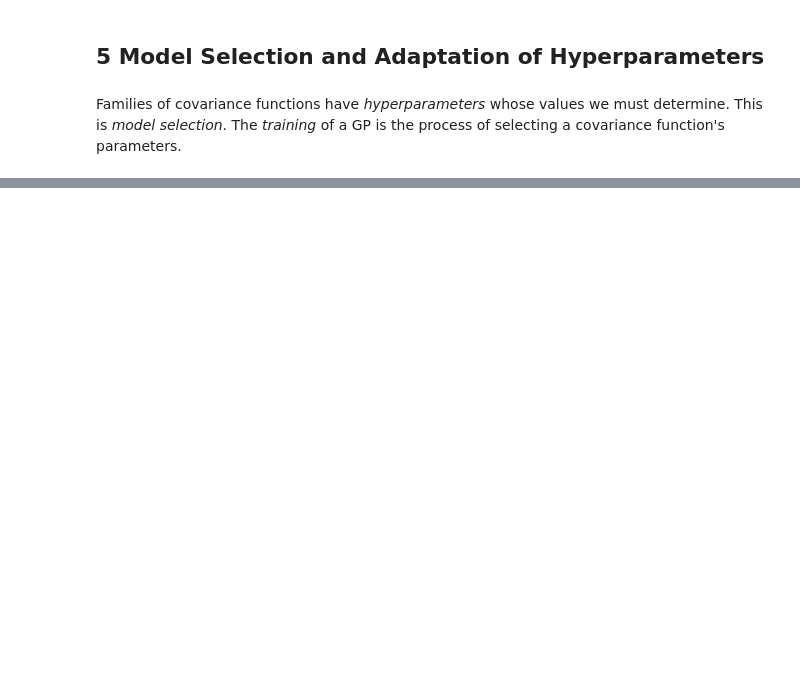
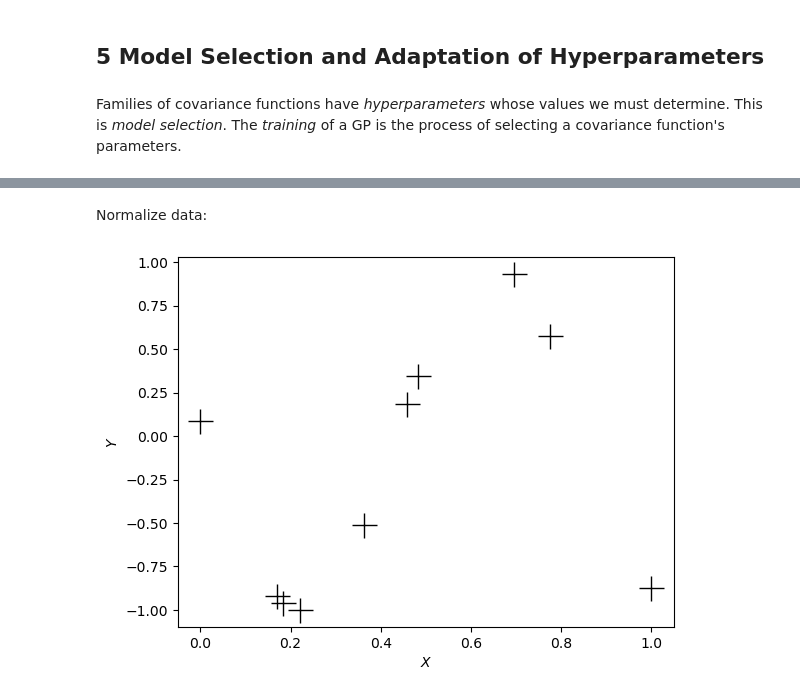
Before and after one commit to SashaCroatia/GaussianProcessRegression, a Jupyter notebook: Hyperparameter_Kernel_Selection.ipynb, the cells around one changed output, grey strips where cells are left out. Cells and saved outputs as stored; diff of their text form; code cells hidden in the pictures; blank space fills up the shorter version.

```diff
--- a/Hyperparameter_Kernel_Selection.ipynb
+++ b/Hyperparameter_Kernel_Selection.ipynb
@@ -82,0 +324,17 @@ Families of covariance functions have _hyperparameters_ whose values we must det
+# %% [markdown]
+Normalize data:
+# %%
+#Normalize feature:
+X = (X - min(X))/(max(X) - min(X)) #X in [0,1]
+
+#Normalize target:
+#y = (y - min(y))/(max(y)-min(y))
+# %%
+#Plot
+plt.plot(X, y, 'k+', ms=18) #data points
+
+plt.xlabel(r'$X$')
+plt.ylabel(r'$Y$')
+plt.show()
+# %% [output]
+[figure, added]
```
Also changed, not shown: parts of 49 cells of this notebook, 1 other file.
